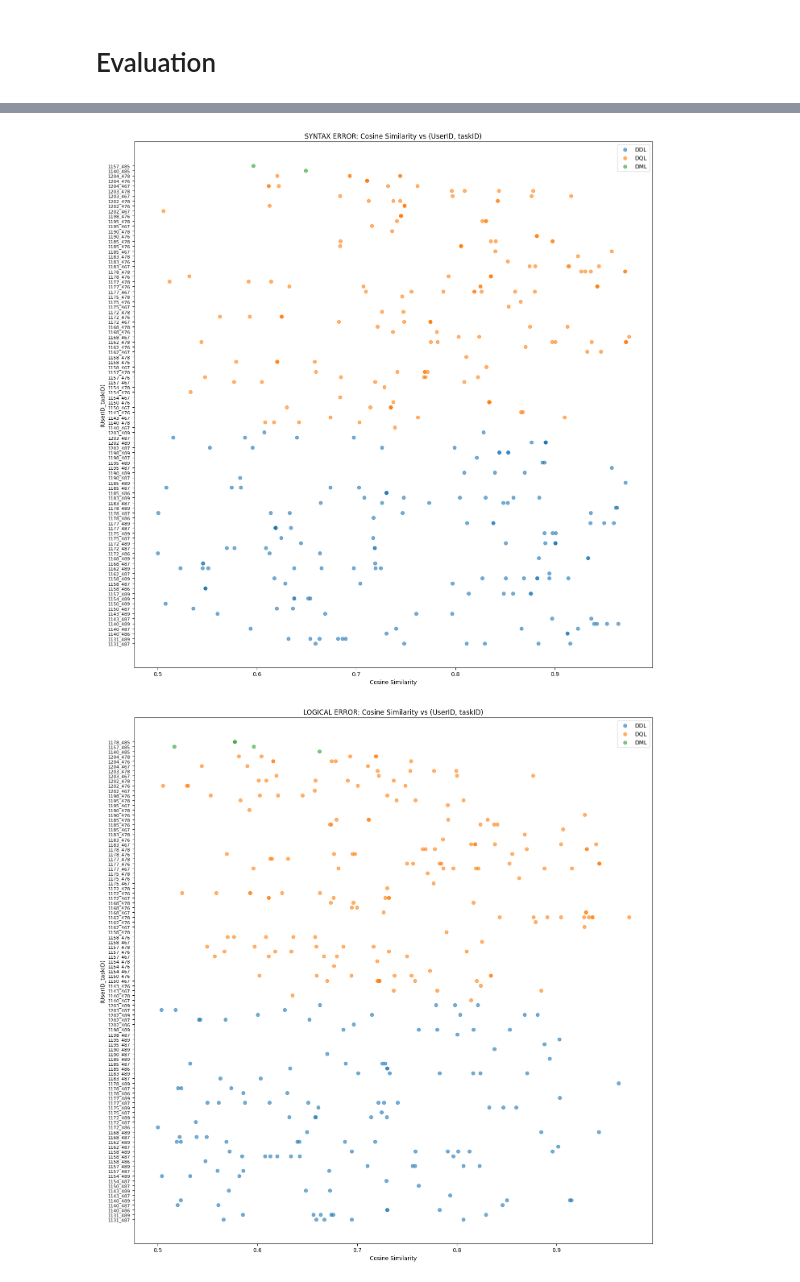
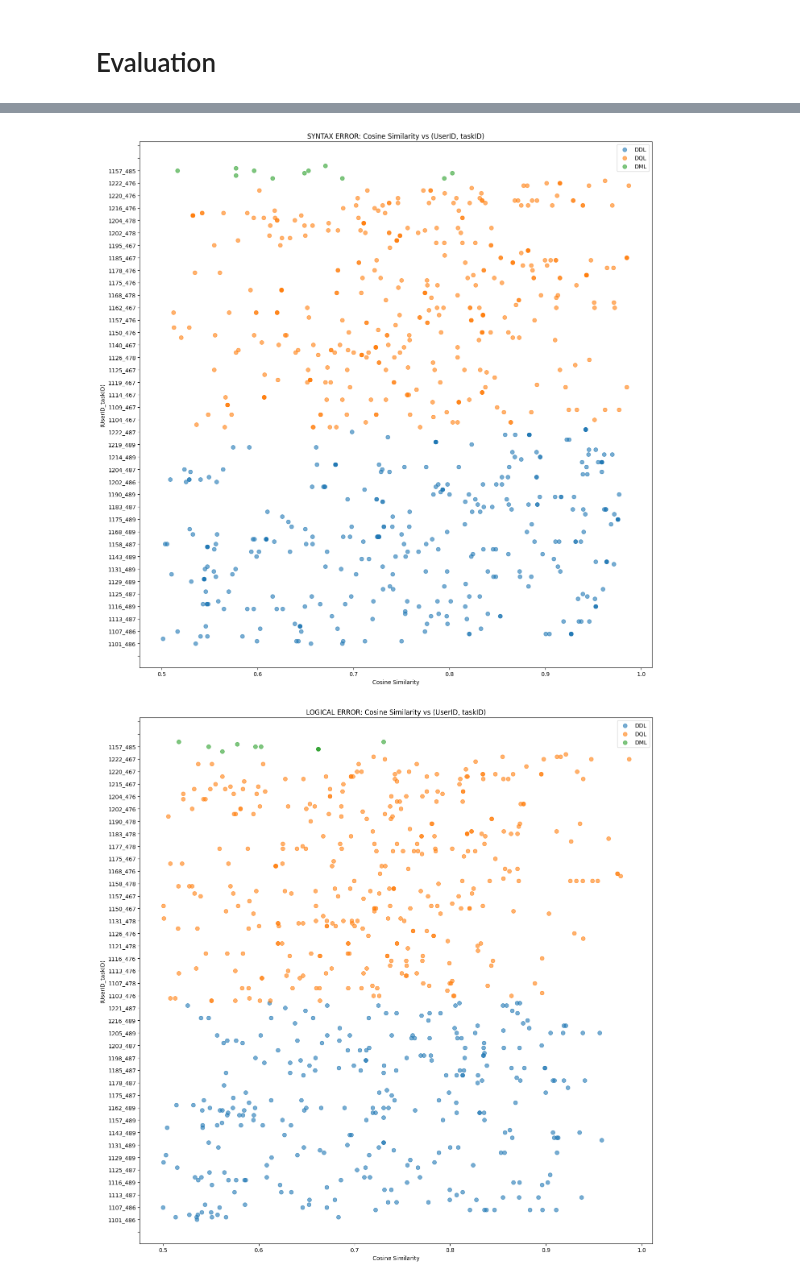
Before and after one commit to victordeman/Synthetic-data-Generation, a Jupyter notebook: Synthetic_Data_Generator_GPT_4_final.ipynb, the cells around one changed output, grey strips where cells are left out. Saved outputs shown, nothing was run; the diff lists cells and outputs as text; code cells hidden in the pictures.

```diff
--- a/Synthetic_Data_Generator_GPT_4_final.ipynb
+++ b/Synthetic_Data_Generator_GPT_4_final.ipynb
@@ -487,6 +435,17 @@ files.download('/content/new_chunk_df10.csv')
+# %%
+new_chunk_df18 = generate_synthetic_data(df18)
+# %%
+new_chunk_df19 = generate_synthetic_data(df19)
+# %%
+new_chunk_df20 = generate_synthetic_data(df20)
 # %%
-# Concatenate new_chunk_df1 to new_chunk_df5
-final_concat_df = pd.concat([new_chunk_df1, new_chunk_df2, new_chunk_df3, new_chunk_df4, new_chunk_df5, new_chunk_df6, new_chunk_df7, new_chunk_df8, new_chunk_df9, new_chunk_df10], ignore_index=True)
+final_concat_df = pd.concat(
+    [new_chunk_df1, new_chunk_df2, new_chunk_df3, new_chunk_df4, new_chunk_df5,
+     new_chunk_df6, new_chunk_df7, new_chunk_df8, new_chunk_df9, new_chunk_df10,
+     new_chunk_df11, new_chunk_df12, new_chunk_df13, new_chunk_df14, new_chunk_df15,
+     new_chunk_df16, new_chunk_df17, new_chunk_df18, new_chunk_df19, new_chunk_df20],
+    ignore_index=True
+)
 # %%
 # # Main DataFrame to store results
 # main_df = pd.DataFrame()
@@ -1025,15 +983,15 @@ scatter_df_error0_new_dml = scatter_df_error0_new_dml[['UserID', 'taskid', 'Erro
 # Plot: Cosine similarity on x-axis and Attempt_ID on y-axis
 
 plt.figure(figsize=(14, 14))
-
-plt.scatter(scatter_df_error0_new_ddl['cosine_similarity'], scatter_df_error0_new_ddl['Attempt_ID_str'], label='DDL', alpha=0.6)
-plt.scatter(scatter_df_error0_new_dql['cosine_similarity'], scatter_df_error0_new_dql['Attempt_ID_str'], label='DQL', alpha=0.6)
-plt.scatter(scatter_df_error0_new_dml['cosine_similarity'], scatter_df_error0_new_dml['Attempt_ID_str'], label='DML', alpha=0.6)
+marker_size = 50
+plt.scatter(scatter_df_error0_new_ddl['cosine_similarity'], scatter_df_error0_new_ddl['Attempt_ID_str'], label='DDL', alpha=0.6, s=marker_size)
+plt.scatter(scatter_df_error0_new_dql['cosine_similarity'], scatter_df_error0_new_dql['Attempt_ID_str'], label='DQL', alpha=0.6, s=marker_size)
+plt.scatter(scatter_df_error0_new_dml['cosine_similarity'], scatter_df_error0_new_dml['Attempt_ID_str'], label='DML', alpha=0.6, s=marker_size)
 
 # Use MaxNLocator to control the maximum number of y-ticks
 import matplotlib.ticker as ticker
-# plt.gca().yaxis.set_major_locator(ticker.MaxNLocator(nbins=10))  # Adjust 'nbins' as needed
-plt.gca().tick_params(axis='y', which='major', labelsize=8)
+plt.gca().yaxis.set_major_locator(ticker.MaxNLocator(nbins=50))  # Adjust 'nbins' as needed
+# plt.gca().tick_params(axis='y', which='major', labelsize=8)
 
 plt.yticks(rotation=0)
 
@@ -1044,39 +1002,39 @@ plt.legend()
 plt.tight_layout()
 plt.show()
 # %% [output]
-[figure, old version]
+[figure, new version]
 # %%
 scatter_df_error2_new = scatter_df_error2_new[scatter_df_error2_new.cosine_similarity >= 0.5]
 scatter_df_error2_new['Attempt_ID'] = scatter_df_error2_new.apply(lambda row: (row['UserID'], row['taskid']), axis=1)
 scatter_df_error2_new['Attempt_ID_str'] = scatter_df_error2_new['Attempt_ID'].apply(lambda x: f'{x[0]}_{x[1]}')
 
 scatter_df_error2_new_ddl = scatter_df_error2_new[scatter_df_error2_new.Command_Category == 'DDL']
 scatter_df_error2_new_dql = scatter_df_error2_new[scatter_df_error2_new.Command_Category == 'DQL']
 scatter_df_error2_new_dml = scatter_df_error2_new[scatter_df_error2_new.Command_Category == 'DML']
 
 scatter_df_error2_new_ddl = scatter_df_error2_new_ddl[['UserID', 'taskid', 'ErrorClass', 'Command_Category', 'cosine_similarity', 'Attempt_ID', 'Attempt_ID_str']]
 scatter_df_error2_new_dql = scatter_df_error2_new_dql[['UserID', 'taskid', 'ErrorClass', 'Command_Category', 'cosine_similarity', 'Attempt_ID', 'Attempt_ID_str']]
 scatter_df_error2_new_dml = scatter_df_error2_new_dml[['UserID', 'taskid', 'ErrorClass', 'Command_Category', 'cosine_similarity', 'Attempt_ID', 'Attempt_ID_str']]
 
 # Plot: Cosine similarity on x-axis and Attempt_ID on y-axis
 
 plt.figure(figsize=(14, 14))
-
-plt.scatter(scatter_df_error2_new_ddl['cosine_similarity'], scatter_df_error2_new_ddl['Attempt_ID_str'], label='DDL', alpha=0.6)
-plt.scatter(scatter_df_error2_new_dql['cosine_similarity'], scatter_df_error2_new_dql['Attempt_ID_str'], label='DQL', alpha=0.6)
-plt.scatter(scatter_df_error2_new_dml['cosine_similarity'], scatter_df_error2_new_dml['Attempt_ID_str'], label='DML', alpha=0.6)
+marker_size = 50
+plt.scatter(scatter_df_error2_new_ddl['cosine_similarity'], scatter_df_error2_new_ddl['Attempt_ID_str'], label='DDL', alpha=0.6, s=marker_size)
+plt.scatter(scatter_df_error2_new_dql['cosine_similarity'], scatter_df_error2_new_dql['Attempt_ID_str'], label='DQL', alpha=0.6, s=marker_size)
+plt.scatter(scatter_df_error2_new_dml['cosine_similarity'], scatter_df_error2_new_dml['Attempt_ID_str'], label='DML', alpha=0.6, s=marker_size)
 
 # Use MaxNLocator to control the maximum number of y-ticks
 import matplotlib.ticker as ticker
-# plt.gca().yaxis.set_major_locator(ticker.MaxNLocator(nbins=10))  # Adjust 'nbins' as needed
-plt.gca().tick_params(axis='y', which='major', labelsize=8)
+plt.gca().yaxis.set_major_locator(ticker.MaxNLocator(nbins=50))  # Adjust 'nbins' as needed
+# plt.gca().tick_params(axis='y', which='major', labelsize=8)
 
 plt.yticks(rotation=0)
 plt.xlabel('Cosine Similarity')
 plt.ylabel('(UserID_taskID)')
 plt.title('LOGICAL ERROR: Cosine Similarity vs (UserID, taskID)')
 plt.legend()
 plt.tight_layout()
 plt.show()
 # %% [output]
-[figure, old version]
+[figure, new version]
```
Also changed, not shown: parts of 45 cells of this notebook.
